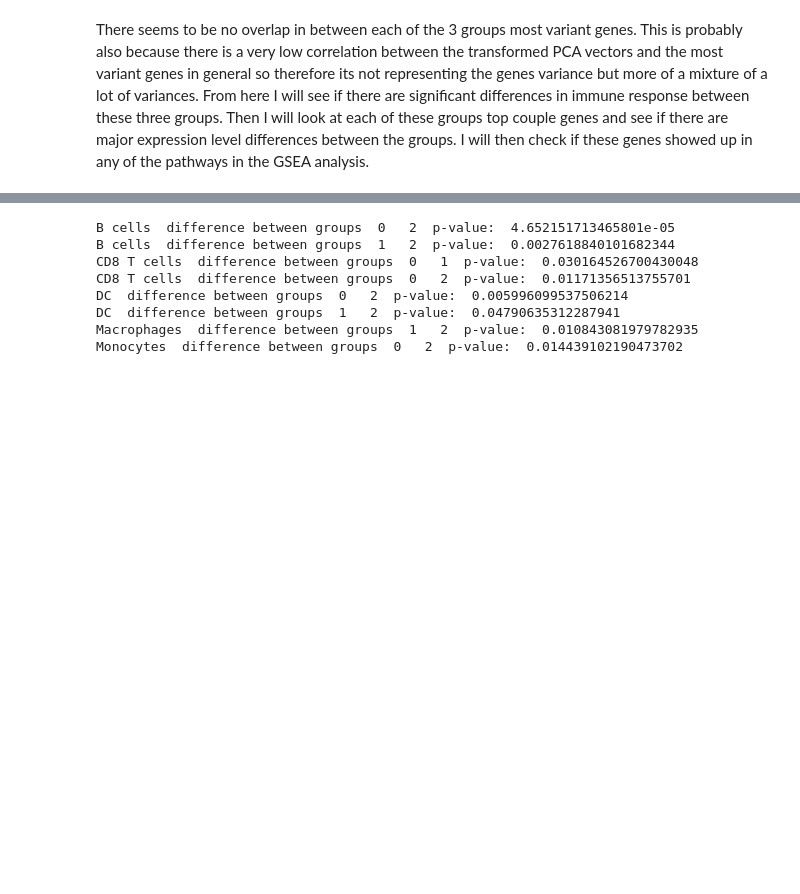
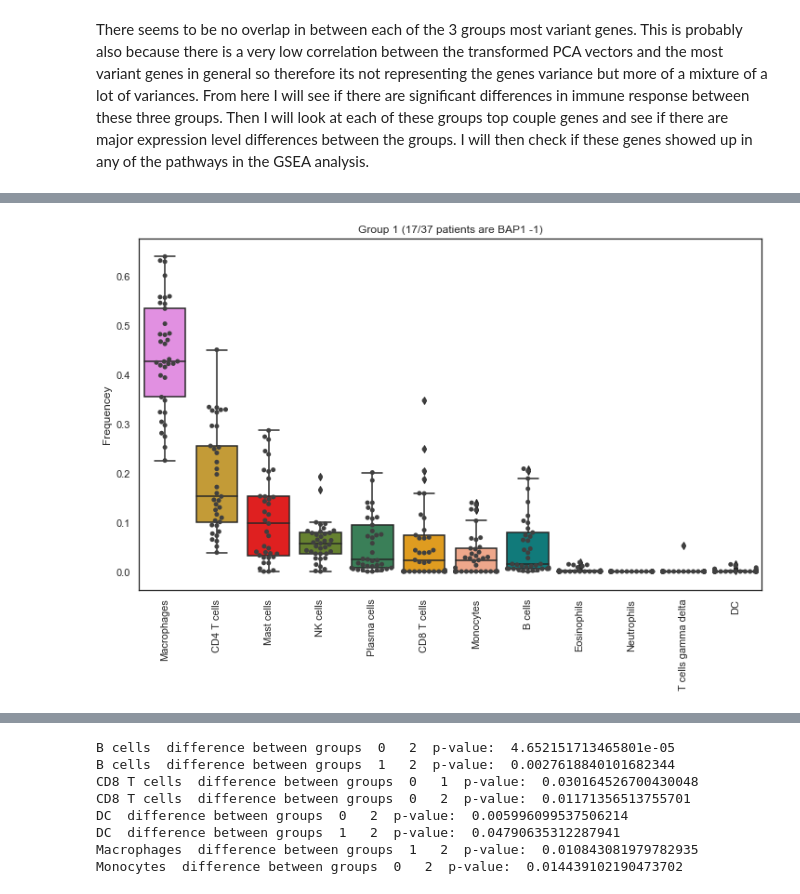
Before and after one commit to N8Grant/TripodsREU, a Jupyter notebook: scripts/Week5Exp.ipynb, the cells around one changed output, grey strips where cells are left out. Drawn from its saved outputs; the diff is of its cells as text; code cells hidden in the pictures; blank space fills up the shorter version.

```diff
--- a/scripts/Week5Exp.ipynb
+++ b/scripts/Week5Exp.ipynb
@@ -260,0 +283,4 @@ td.cell_frequency_boxplot(immune_fractions_df_uncombined.loc[grouped_ids[2]])
+# %%
+cell_frequency_boxplot(immune_fractions_df_uncombined.loc[grouped_ids[1]], "Group 1 (17/37 patients are BAP1 -1)")
+# %% [output]
+[figure, added]
```
Also changed, not shown: parts of 26 cells of this notebook, 3 other files.
